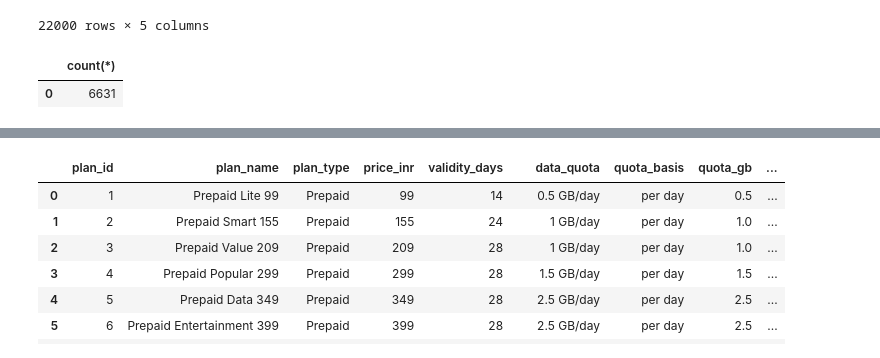
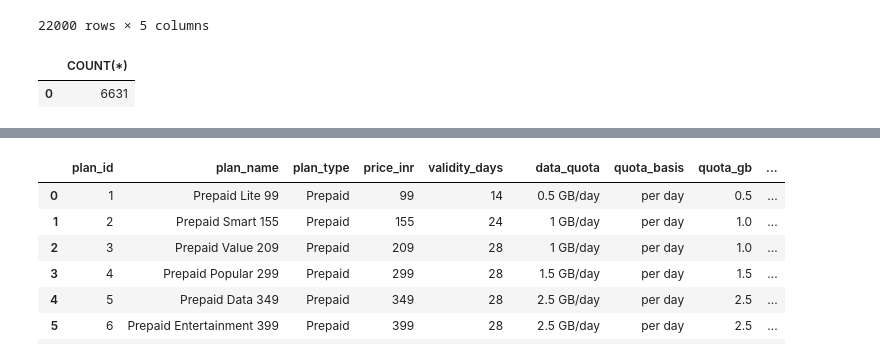
Before and after one commit to minshanmak/airtel_telecom_analysis, a Jupyter notebook: notebooks/data_preparation.ipynb, the cells around one changed output, grey strips where cells are left out. Drawn from its saved outputs; the diff is of its cells as text; code cells hidden in the pictures.

```diff
--- a/notebooks/data_preparation.ipynb
+++ b/notebooks/data_preparation.ipynb
@@ -132,10 +123,10 @@ q("""select * from v_complaint_customer;""")
 | 21999 | 22000 | 0 | 0 | 0 | NaN |
 22000 rows × 5 columns
 # %%
-q(""" select count(*)
- from v_complaint_customer
- where complaint_count=0;""")
+q("""SELECT COUNT(*)
+FROM v_complaint_customer
+WHERE complaint_count = 0;""")
 # %% [output]
-|  | count(*) |
+|  | COUNT(*) |
 | 0 | 6631 |
 # %%
```
Also changed, not shown: parts of 24 cells of this notebook, 15 other files.
